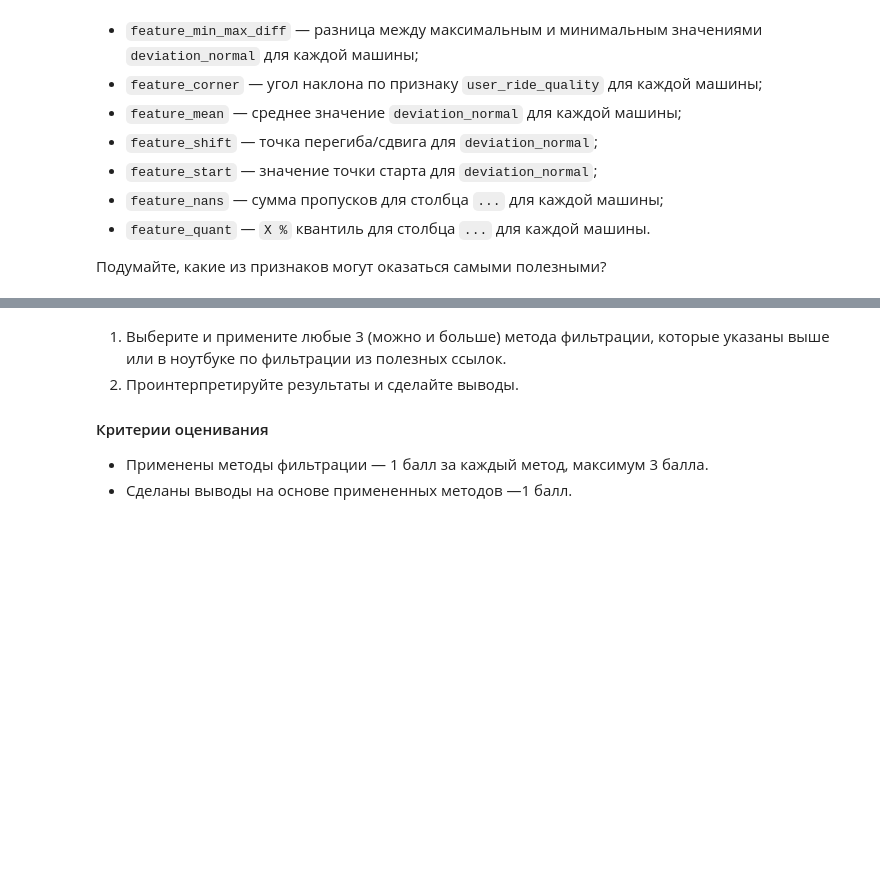
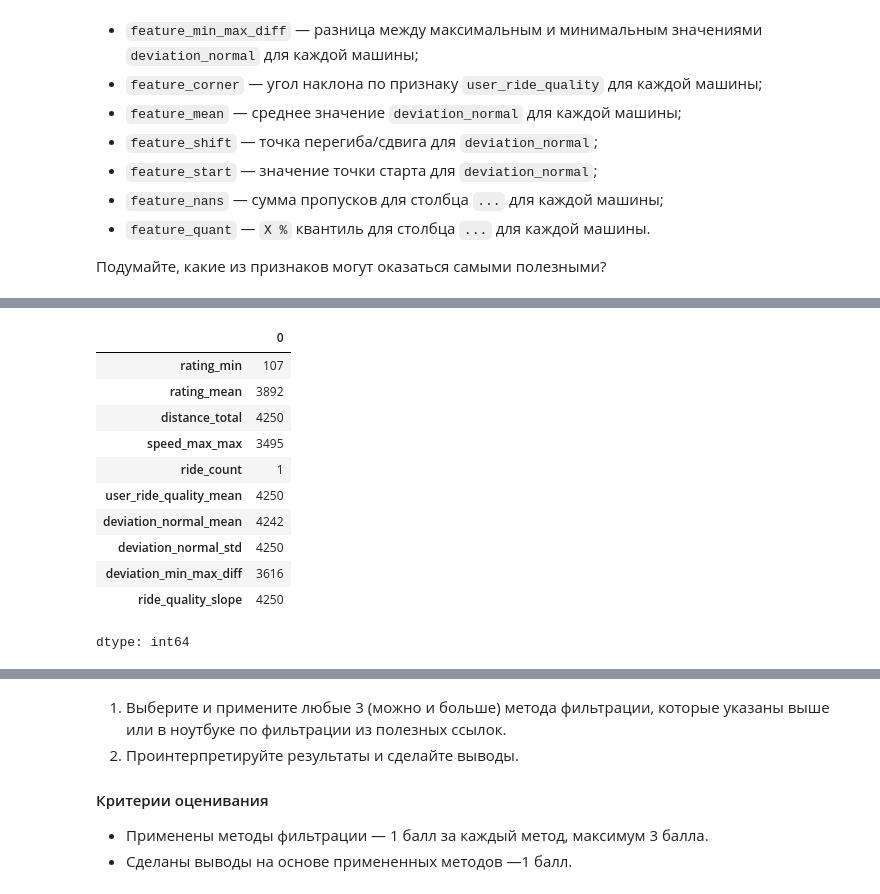
Before and after one commit to Katrin-Pochtar/Kaggle, a Jupyter notebook: Почтар_Катрин_Викторовна_Соревновательный_DS.ipynb, the cells around one changed output, grey strips where cells are left out. Drawn from its saved outputs; the diff is of its cells as text; code cells hidden in the pictures; blank space fills up the shorter version.

```diff
--- a/Почтар_Катрин_Викторовна_Соревновательный_DS.ipynb
+++ b/Почтар_Катрин_Викторовна_Соревновательный_DS.ipynb
@@ -330,0 +239,24 @@ print(f"Столбцы: {df.columns.tolist()}")
+# %%
+def slope(series):
+    y = series.dropna().values
+    if len(y) < 2:
+        return 0
+    x = np.arange(len(y))
+    return np.polyfit(x, y, 1)[0]
+# %%
+rides_info['ride_date'] = pd.to_datetime(rides_info['ride_date'])
+
+rides_features = rides_info.groupby('car_id').agg(
+    # обязательные
+    rating_min=('rating', 'min'),
+    rating_mean=('rating', 'mean'),
+    distance_total=('distance', 'sum'),
+    speed_max_max=('speed_max', 'max'),
+    ride_count=('car_id', 'count'),
+    # свои
+    user_ride_quality_mean=('user_ride_quality', 'mean'),
+    deviation_normal_mean=('deviation_normal', 'mean'),
+    deviation_normal_std=('deviation_normal', 'std'),
+    deviation_min_max_diff=('deviation_normal', lambda x: x.max() - x.min()),
+    ride_quality_slope=('user_ride_quality', slope)
+)
@@ -330,0 +273,15 @@ print(f"Столбцы: {df.columns.tolist()}")
+# %%
+rides_features.nunique()
+# %% [output]
+|  | 0 |
+| rating_min | 107 |
+| rating_mean | 3892 |
+| distance_total | 4250 |
+| speed_max_max | 3495 |
+| ride_count | 1 |
+| user_ride_quality_mean | 4250 |
+| deviation_normal_mean | 4242 |
+| deviation_normal_std | 4250 |
+| deviation_min_max_diff | 3616 |
+| ride_quality_slope | 4250 |
+dtype: int64
```
Also changed, not shown: parts of 41 cells of this notebook.
